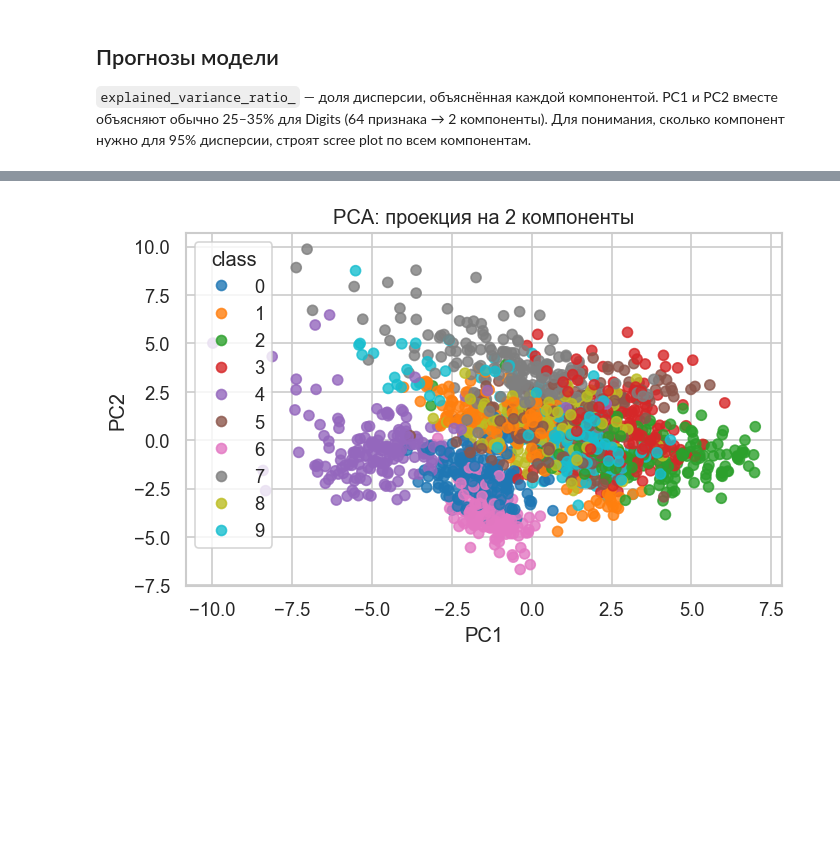
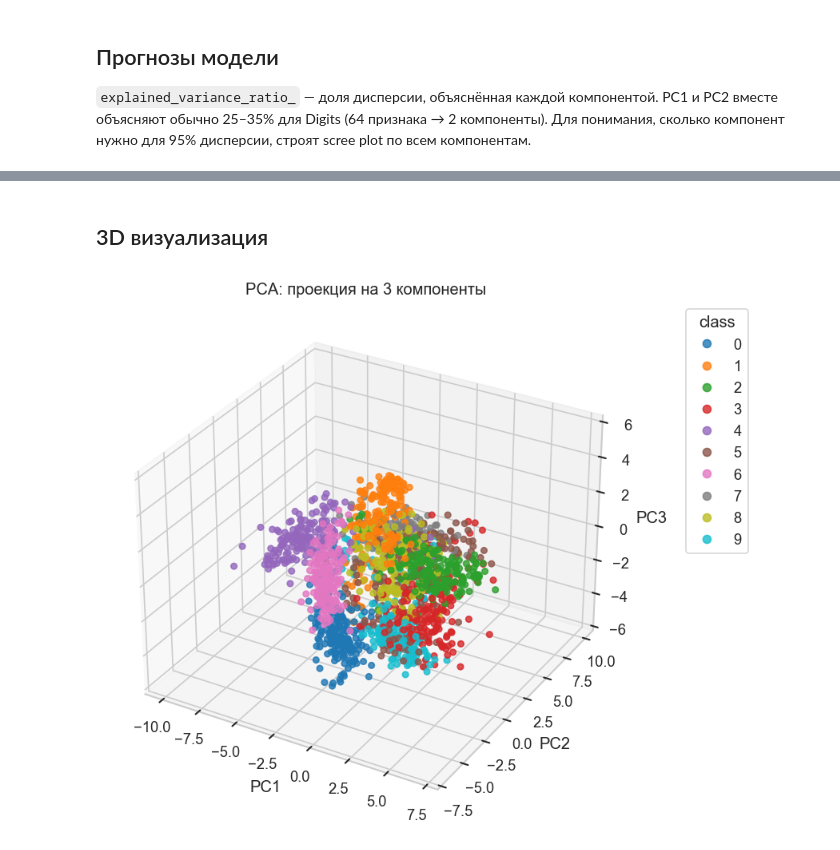
Before and after one commit to phys-dev/ml-recipe-book, a Jupyter notebook: notebooks/10_pca.ipynb, the cells around one changed output, grey strips where cells are left out. Saved outputs shown, nothing was run; the diff lists cells and outputs as text; code cells hidden in the pictures; blank space fills up the shorter version.

```diff
--- a/notebooks/10_pca.ipynb
+++ b/notebooks/10_pca.ipynb
@@ -62,4 +62,4 @@ plt.show()
 # %%
-pca = PCA(n_components=2, random_state=42)
+pca = PCA(n_components=3, random_state=42)
 pca.fit(X_scaled)
 # %% [output]
@@ -95,17 +128,24 @@ plt.show()
+# %% [markdown]
+## 3D визуализация
 # %%
-plt.figure(figsize=(6, 4))
-scatter = plt.scatter(
+from mpl_toolkits.mplot3d import Axes3D
+
+fig = plt.figure(figsize=(8, 6))
+ax = fig.add_subplot(111, projection="3d")
+scatter = ax.scatter(
     X_pca[:, 0],
     X_pca[:, 1],
+    X_pca[:, 2],
     c=digits.target,
     cmap="tab10",
     alpha=0.8,
 )
-plt.xlabel("PC1")
-plt.ylabel("PC2")
-plt.title("PCA: проекция на 2 компоненты")
-plt.legend(*scatter.legend_elements(), title="class")
+ax.set_xlabel("PC1")
+ax.set_ylabel("PC2")
+ax.set_zlabel("PC3")
+ax.set_title("PCA: проекция на 3 компоненты")
+plt.legend(*scatter.legend_elements(), title="class", loc="upper left", bbox_to_anchor=(1.1, 1))
 plt.tight_layout()
 plt.show()
 # %% [output]
-[figure, old version]
+[figure, new version]
```
Also changed, not shown: parts of 7 cells of this notebook.
